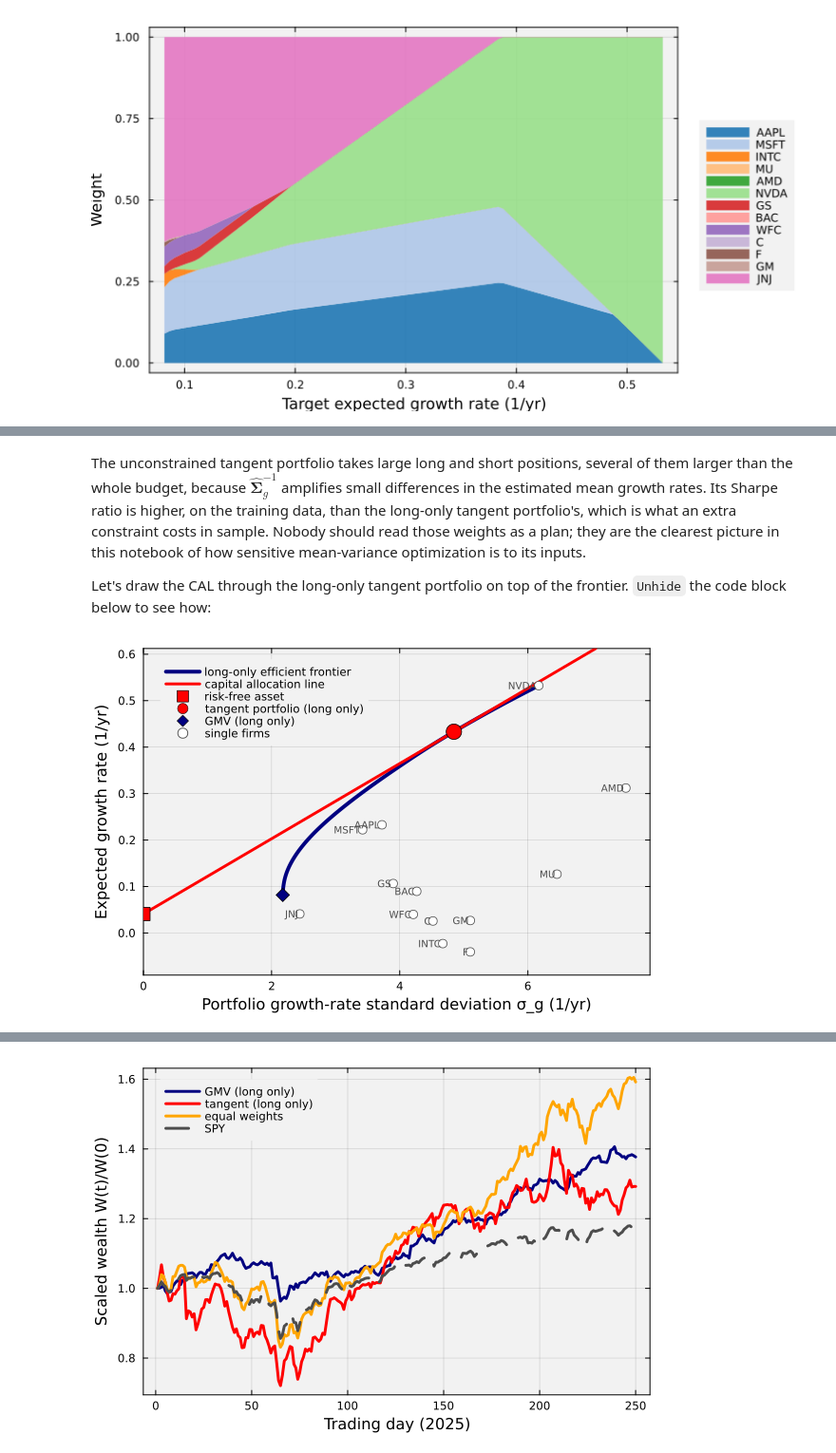
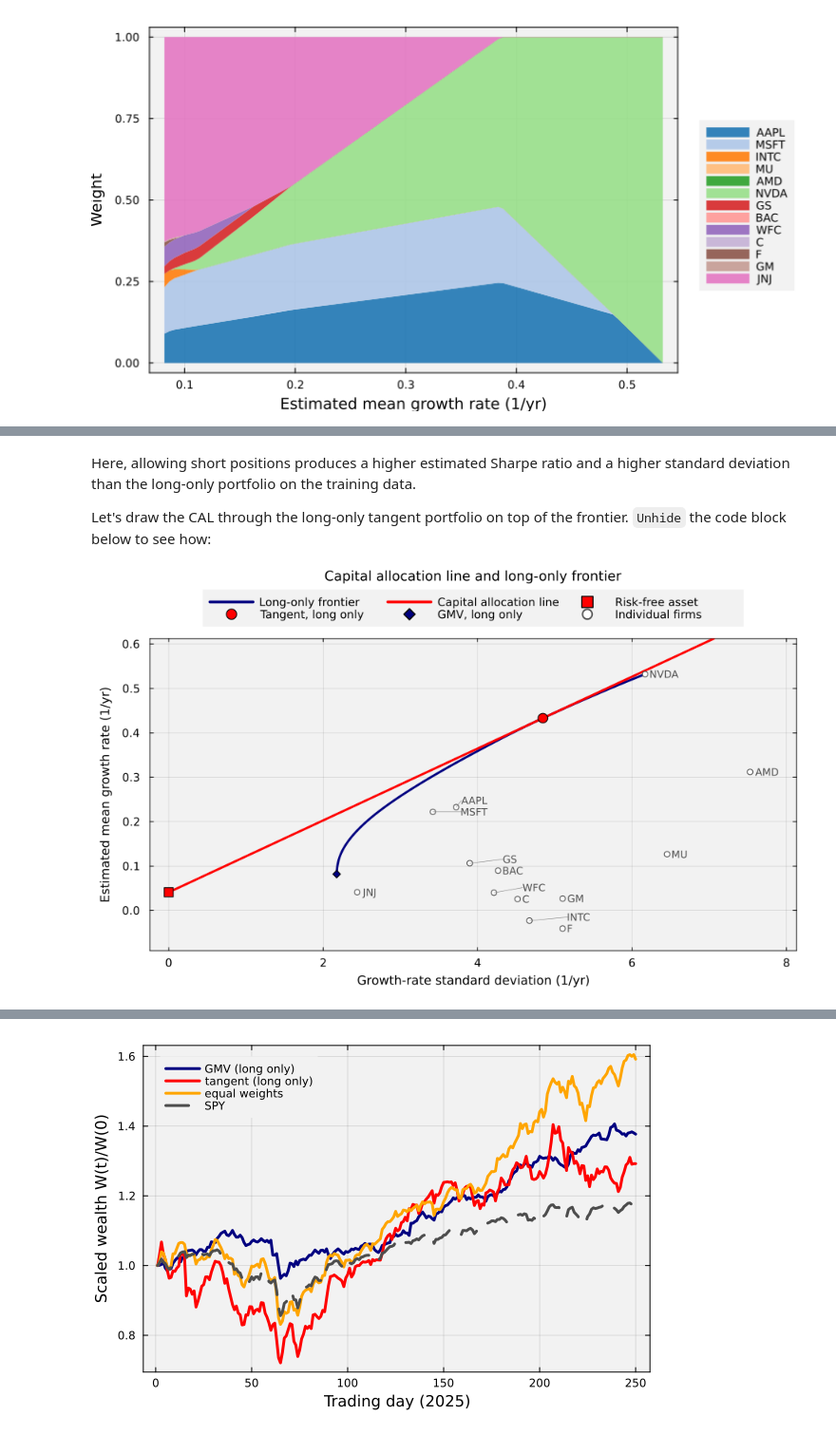
Before and after one commit to varnerlab/CHEME-5660-CourseRepository-Fall-2026, a Jupyter notebook: lectures/week-5/L5b/CHEME-5660-L5b-Example-Data-MinVar-Portfolio-Fall-2026.ipynb, the cells around one changed output, grey strips where cells are left out. Shown at 95% size. Saved outputs shown, nothing was run; the diff lists cells and outputs as text; code cells hidden in the pictures.

```diff
--- a/lectures/week-5/L5b/CHEME-5660-L5b-Example-Data-MinVar-Portfolio-Fall-2026.ipynb
+++ b/lectures/week-5/L5b/CHEME-5660-L5b-Example-Data-MinVar-Portfolio-Fall-2026.ipynb
@@ -259,13 +339,13 @@ frontier_df = let
 
     # Initialize -
     df = DataFrame(g_target = Float64[], g = Float64[], σ = Float64[], w = Vector{Float64}[]);
-    g_low = ĝ'*w_GMV; # expected growth rate of the long-only GMV portfolio
-    g_high = maximum(ĝ) - 1e-4; # just below the best single firm (a target above it is infeasible for a long-only portfolio)
-    targets = range(g_low, stop = g_high, length = number_of_points) |> collect; # includes both endpoints
+    g_low = ĝ'*w_GMV; # estimated mean growth of the long-only GMV portfolio (1/yr)
+    g_high = maximum(ĝ) - 1e-4; # just below the largest individual mean growth (1/yr)
+    targets = range(g_low, stop = g_high, length = number_of_points) |> collect; # growth targets (1/yr)
 
     # main loop: solve for each target -
     for target ∈ targets
-        problem.R = target; # update the target growth rate g⋆
+        problem.R = target; # update the target growth rate g⋆ (1/yr)
         try
             solution = solve(problem);
             if (solution["status"] == MathOptInterface.LOCALLY_SOLVED)
@@ -273,12 +353,13 @@ frontier_df = let
                 push!(df, (g_target = target, g = ĝ'*w, σ = sqrt(w'*Σ̂_g*w), w = w));
             end
         catch err
-            err isa AssertionError || rethrow() # the package asserts convergence; anything else is a real error
+            err isa AssertionError || rethrow() # skip convergence assertions; rethrow other errors
         end
     end
+    println("Solved $(nrow(df)) of $(number_of_points) targets; ",
+        "grid spacing in g⋆ = $(round(targets[2] - targets[1], digits=5)) 1/yr")
     df; # Return
 end;
-println("Solved $(nrow(frontier_df)) of $(number_of_points) targets; grid spacing in g⋆ = $(round(frontier_df.g_target[2] - frontier_df.g_target[1], digits=5)) 1/yr")
 # %% [output]
 Solved 101 of 101 targets; grid spacing in g⋆ = 0.0045 1/yr
 # %% [markdown]
@@ -429,27 +627,60 @@ Tangent (closed form): E[g] = 1.4695 1/yr, σ_g = 12.5284 1/yr, SR = 0.114 (one-
 # %% [markdown]
-The unconstrained tangent portfolio takes large long and short positions, several of them larger than the whole budget, because $\hat{\mathbf{\Sigma}}_{g}^{-1}$ amplifies small differences in the estimated mean growth rates. Its Sharpe ratio is higher, on the training data, than the long-only tangent portfolio's, which is what an extra constraint costs in sample. Nobody should read those weights as a plan; they are the clearest picture in this notebook of how sensitive mean-variance optimization is to its inputs.
+Here, allowing short positions produces a higher estimated Sharpe ratio and a higher standard deviation than the long-only portfolio on the training data.
 
 Let's draw the CAL through the long-only tangent portfolio on top of the frontier. `Unhide` the code block below to see how:
 # %%
 let
-    M = length(my_list_of_tickers);
-    σ_single = sqrt.(diag(Σ̂_g));
-    σ_tan = frontier_df.σ[k_tan]; g_tan = frontier_df.g[k_tan]; SR_tan = (g_tan - g_f)/σ_tan;
-    σ_max = 1.05*maximum(σ_single);
+    M = length(my_list_of_tickers); # number of firms
+    σ_single = sqrt.(diag(Σ̂_g)); # individual growth-rate standard deviations (1/yr)
+    σ_tan = frontier_df.σ[k_tan]; # tangent growth-rate standard deviation (1/yr)
+    g_tan = frontier_df.g[k_tan]; # tangent estimated mean growth (1/yr)
+    SR_tan = (g_tan - g_f)/σ_tan; # slope of the tangent portfolio's CAL
+    σ_max = 1.08*maximum(σ_single); # right plot limit (1/yr)
+    label_y = copy(ĝ); # initial label heights (1/yr)
+    label_order = sortperm(ĝ); # place labels from low to high mean growth
+    label_gap_x = 0.06*maximum(σ_single); # horizontal range for nearby labels (1/yr)
+    label_gap_y = 0.045*(maximum(ĝ) - minimum(ĝ)); # vertical label separation (1/yr)
+    label_offset_x = 0.009*maximum(σ_single); # distance from each point to its label (1/yr)
+    label_x = σ_single .+ label_offset_x; # initial label positions (1/yr)
 
-    plot(frontier_df.σ, frontier_df.g, lw = 4, c = :navy, label = "long-only efficient frontier")
-    plot!([0.0, σ_max], [g_f, g_f + SR_tan*σ_max], lw = 3, c = :red, label = "capital allocation line")
-    scatter!([0.0], [g_f], ms = 7, c = :red, marker = :square, label = "risk-free asset")
-    scatter!([σ_tan], [g_tan], ms = 9, c = :red, label = "tangent portfolio (long only)")
-    scatter!([frontier_df.σ[1]], [frontier_df.g[1]], ms = 7, c = :navy, marker = :diamond, label = "GMV (long only)")
-    scatter!(σ_single, ĝ, ms = 5, c = :white, msc = :gray30, label = "single firms")
+    # Separate nearby labels without moving the portfolio points -
+    for i ∈ 1:M, j ∈ 1:M
+        if abs(σ_single[i] - σ_single[j]) < label_gap_x && abs(ĝ[i] - ĝ[j]) < label_gap_y
+            label_x[i] = max(label_x[i], σ_single[j] + label_offset_x);
+        end
+    end
+    for (k, i) ∈ enumerate(label_order)
+        for j ∈ label_order[1:k-1]
+            if abs(label_x[i] - label_x[j]) < label_gap_x
+                label_y[i] = max(label_y[i], label_y[j] + label_gap_y);
+            end
+        end
+    end
+
+    plot(frontier_df.σ, frontier_df.g, lw = 3, c = :navy, label = "Long-only frontier")
+    plot!([0.0, σ_max], [g_f, g_f + SR_tan*σ_max],
+        lw = 3, c = :red, label = "Capital allocation line")
+    scatter!([0.0], [g_f], ms = 6, c = :red, marker = :square, label = "Risk-free asset")
+    scatter!([σ_tan], [g_tan], ms = 7, c = :red, label = "Tangent, long only")
+    scatter!([frontier_df.σ[1]], [frontier_df.g[1]], ms = 5, c = :navy,
+        marker = :diamond, label = "GMV, long only")
+    scatter!(σ_single, ĝ, ms = 4, c = :white, msc = :gray30, label = "Individual firms")
     for i ∈ 1:M
-        annotate!(σ_single[i] - 0.04, ĝ[i], text(my_list_of_tickers[i], 7, :right, :gray30))
+        if label_y[i] != ĝ[i] || label_x[i] != σ_single[i] + label_offset_x
+            plot!([σ_single[i], label_x[i]], [ĝ[i], label_y[i]],
+                c = :gray50, lw = 0.6, label = false)
+        end
+        annotate!(label_x[i], label_y[i], text(my_list_of_tickers[i], 9, :left, :gray30))
     end
-    plot!(xlabel = "Portfolio growth-rate standard deviation σ_g (1/yr)", ylabel = "Expected growth rate (1/yr)",
-        xlim = (0.0, σ_max), ylim = (min(0.0, minimum(ĝ)) - 0.05, maximum(ĝ) + 0.08),
-        bg = "gray95", background_color_outside = "white", framestyle = :box, fg_legend = :transparent, legend = :topleft)
+    plot!(xlabel = "Growth-rate standard deviation (1/yr)", ylabel = "Estimated mean growth rate (1/yr)",
+        xlim = (-0.03*σ_max, σ_max),
+        ylim = (min(0.0, minimum(ĝ), g_f) - 0.05, max(maximum(label_y), g_f) + 0.08),
+        title = "Capital allocation line and long-only frontier",
+        titlefontsize = 12, guidefontsize = 11, tickfontsize = 10,
+        bg = "gray95", background_color_outside = "white", framestyle = :box,
+        fg_legend = :transparent, legend = :outertop, legend_column = 3, legendfontsize = 10,
+        size = (940, 560), left_margin = 5Plots.mm, bottom_margin = 4Plots.mm)
 end
 # %% [output]
-[figure, old version]
+[figure, new version]
 # %% [markdown]
```
Also changed, not shown: parts of 53 cells of this notebook, 17 other files.
